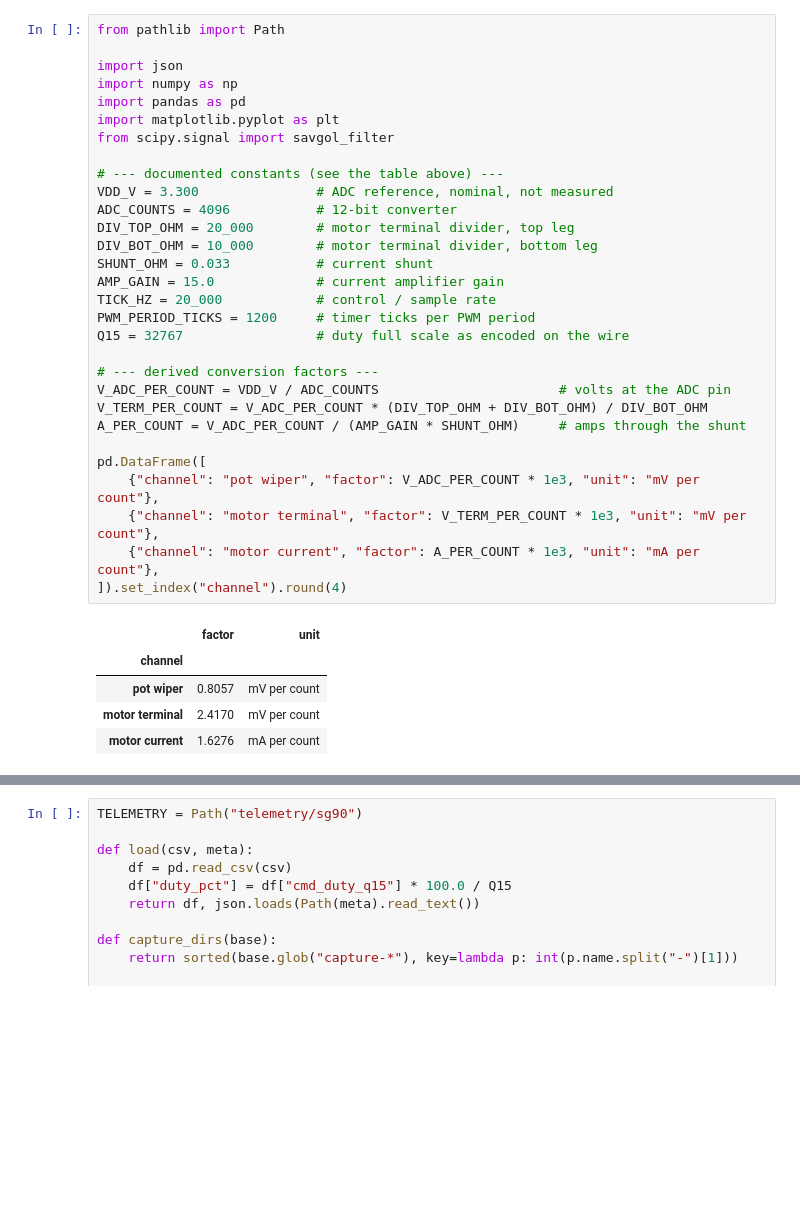
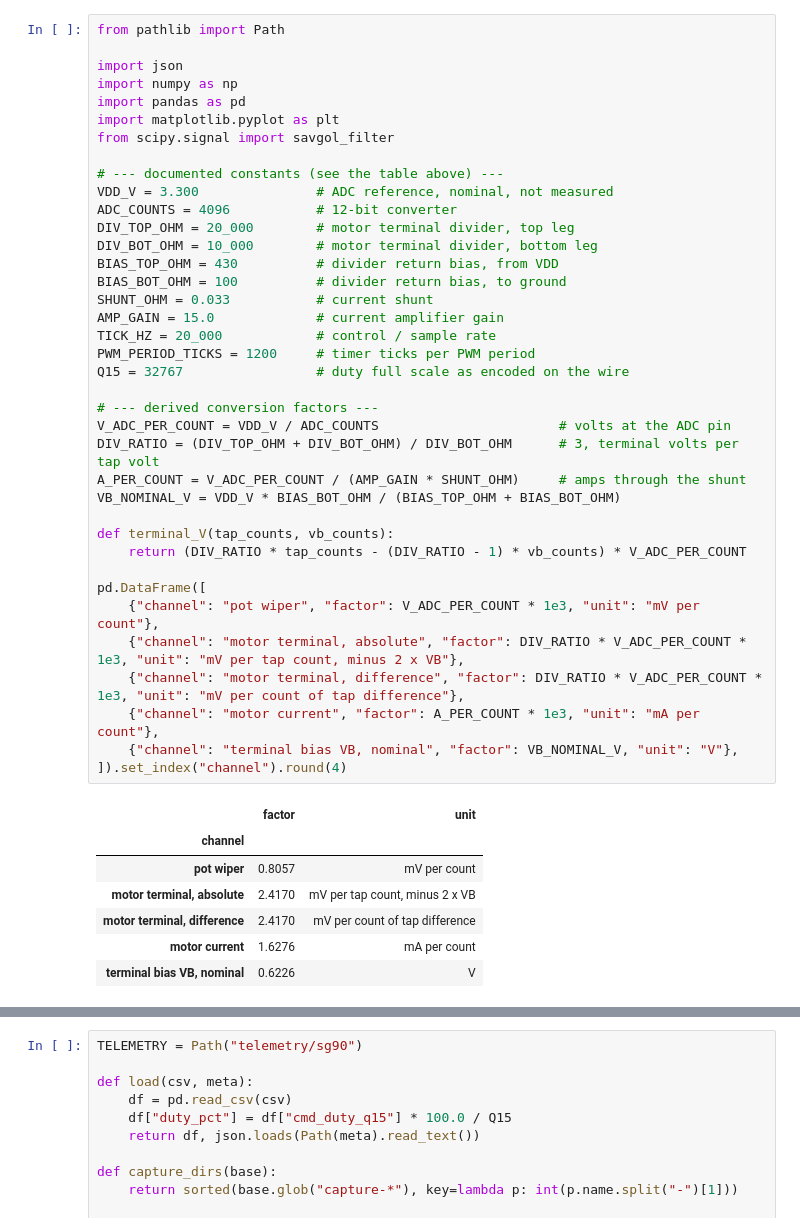
Before and after one commit to OpenServoCore/open-servo-core, a Jupyter notebook: notebooks/03-back-emf.ipynb, the cells around one changed output, grey strips where cells are left out. Drawn from its saved outputs; the diff is of its cells as text; blank space fills up the shorter version.

```diff
--- a/notebooks/03-back-emf.ipynb
+++ b/notebooks/03-back-emf.ipynb
@@ -122,37 +148,47 @@ from pathlib import Path
 
 import json
 import numpy as np
 import pandas as pd
 import matplotlib.pyplot as plt
 from scipy.signal import savgol_filter
 
 # --- documented constants (see the table above) ---
 VDD_V = 3.300               # ADC reference, nominal, not measured
 ADC_COUNTS = 4096           # 12-bit converter
 DIV_TOP_OHM = 20_000        # motor terminal divider, top leg
 DIV_BOT_OHM = 10_000        # motor terminal divider, bottom leg
+BIAS_TOP_OHM = 430          # divider return bias, from VDD
+BIAS_BOT_OHM = 100          # divider return bias, to ground
 SHUNT_OHM = 0.033           # current shunt
 AMP_GAIN = 15.0             # current amplifier gain
 TICK_HZ = 20_000            # control / sample rate
 PWM_PERIOD_TICKS = 1200     # timer ticks per PWM period
 Q15 = 32767                 # duty full scale as encoded on the wire
 
 # --- derived conversion factors ---
 V_ADC_PER_COUNT = VDD_V / ADC_COUNTS                       # volts at the ADC pin
-V_TERM_PER_COUNT = V_ADC_PER_COUNT * (DIV_TOP_OHM + DIV_BOT_OHM) / DIV_BOT_OHM
+DIV_RATIO = (DIV_TOP_OHM + DIV_BOT_OHM) / DIV_BOT_OHM      # 3, terminal volts per tap volt
 A_PER_COUNT = V_ADC_PER_COUNT / (AMP_GAIN * SHUNT_OHM)     # amps through the shunt
+VB_NOMINAL_V = VDD_V * BIAS_BOT_OHM / (BIAS_TOP_OHM + BIAS_BOT_OHM)
+
+def terminal_V(tap_counts, vb_counts):
+    return (DIV_RATIO * tap_counts - (DIV_RATIO - 1) * vb_counts) * V_ADC_PER_COUNT
 
 pd.DataFrame([
     {"channel": "pot wiper", "factor": V_ADC_PER_COUNT * 1e3, "unit": "mV per count"},
-    {"channel": "motor terminal", "factor": V_TERM_PER_COUNT * 1e3, "unit": "mV per count"},
+    {"channel": "motor terminal, absolute", "factor": DIV_RATIO * V_ADC_PER_COUNT * 1e3, "unit": "mV per tap count, minus 2 x VB"},
+    {"channel": "motor terminal, difference", "factor": DIV_RATIO * V_ADC_PER_COUNT * 1e3, "unit": "mV per count of tap difference"},
     {"channel": "motor current", "factor": A_PER_COUNT * 1e3, "unit": "mA per count"},
+    {"channel": "terminal bias VB, nominal", "factor": VB_NOMINAL_V, "unit": "V"},
 ]).set_index("channel").round(4)
 # %% [output]
 |  | factor | unit |
 | channel |  |  |
 | pot wiper | 0.8057 | mV per count |
-| motor terminal | 2.4170 | mV per count |
+| motor terminal, absolute | 2.4170 | mV per tap count, minus 2 x VB |
+| motor terminal, difference | 2.4170 | mV per count of tap difference |
 | motor current | 1.6276 | mA per count |
+| terminal bias VB, nominal | 0.6226 | V |
 # %% [markdown]
 ## 3. Capture method
 
```
Also changed, not shown: parts of 54 cells of this notebook.
